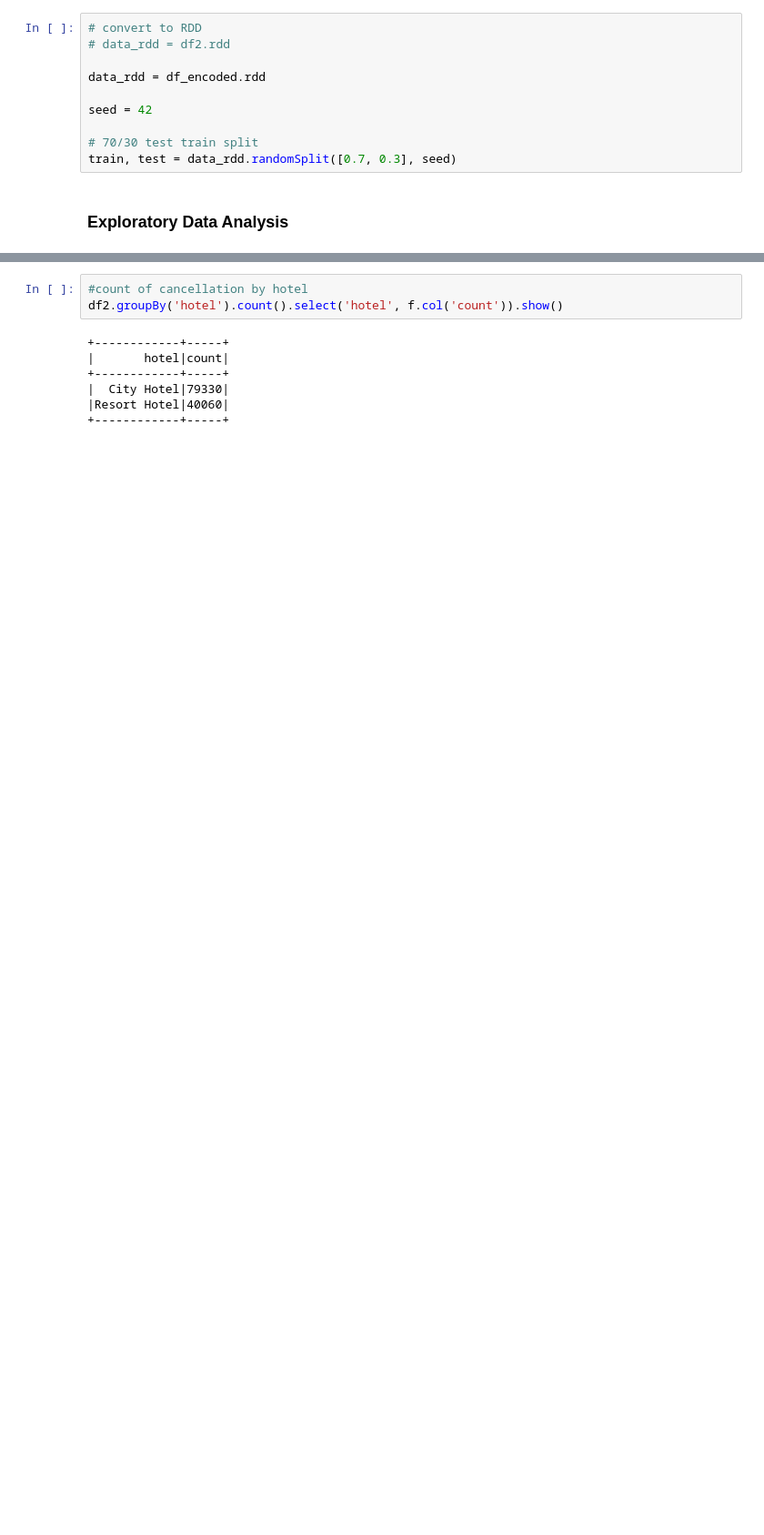
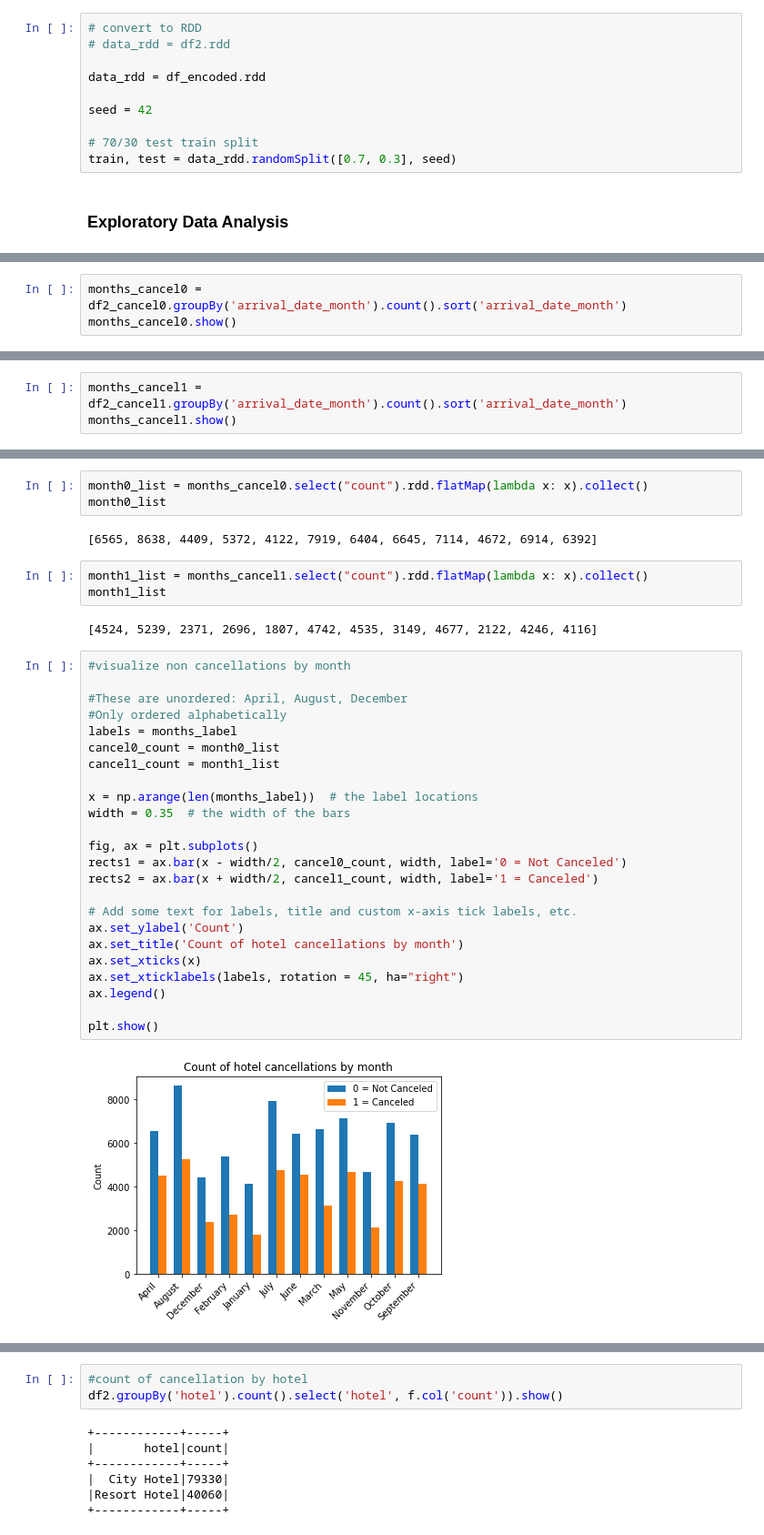
Before and after one commit to philipyoon/hotel_demand, a Jupyter notebook: hotel_booking.ipynb, the cells around one changed output, grey strips where cells are left out. Shown at 91% size. Cells and saved outputs as stored; diff of their text form; blank space fills up the shorter version.

```diff
--- a/hotel_booking.ipynb
+++ b/hotel_booking.ipynb
@@ -403,0 +685,3 @@ only showing top 20 rows
+# %%
+months_cancel0 = df2_cancel0.groupBy('arrival_date_month').count().sort('arrival_date_month')
+months_cancel0.show()
@@ -403,0 +705,3 @@ only showing top 20 rows
+# %%
+months_cancel1 = df2_cancel1.groupBy('arrival_date_month').count().sort('arrival_date_month')
+months_cancel1.show()
@@ -403,0 +725,36 @@ only showing top 20 rows
+# %%
+month0_list = months_cancel0.select("count").rdd.flatMap(lambda x: x).collect()
+month0_list
+# %% [output]
+[6565, 8638, 4409, 5372, 4122, 7919, 6404, 6645, 7114, 4672, 6914, 6392]
+# %%
+month1_list = months_cancel1.select("count").rdd.flatMap(lambda x: x).collect()
+month1_list
+# %% [output]
+[4524, 5239, 2371, 2696, 1807, 4742, 4535, 3149, 4677, 2122, 4246, 4116]
+# %%
+#visualize non cancellations by month
+
+#These are unordered: April, August, December
+#Only ordered alphabetically
+labels = months_label
+cancel0_count = month0_list
+cancel1_count = month1_list
+
+x = np.arange(len(months_label))  # the label locations
+width = 0.35  # the width of the bars
+
+fig, ax = plt.subplots()
+rects1 = ax.bar(x - width/2, cancel0_count, width, label='0 = Not Canceled')
+rects2 = ax.bar(x + width/2, cancel1_count, width, label='1 = Canceled')
+
+# Add some text for labels, title and custom x-axis tick labels, etc.
+ax.set_ylabel('Count')
+ax.set_title('Count of hotel cancellations by month')
+ax.set_xticks(x)
+ax.set_xticklabels(labels, rotation = 45, ha="right")
+ax.legend()
+
+plt.show()
+# %% [output]
+[figure, added]
```
Also changed, not shown: parts of 35 cells of this notebook.
